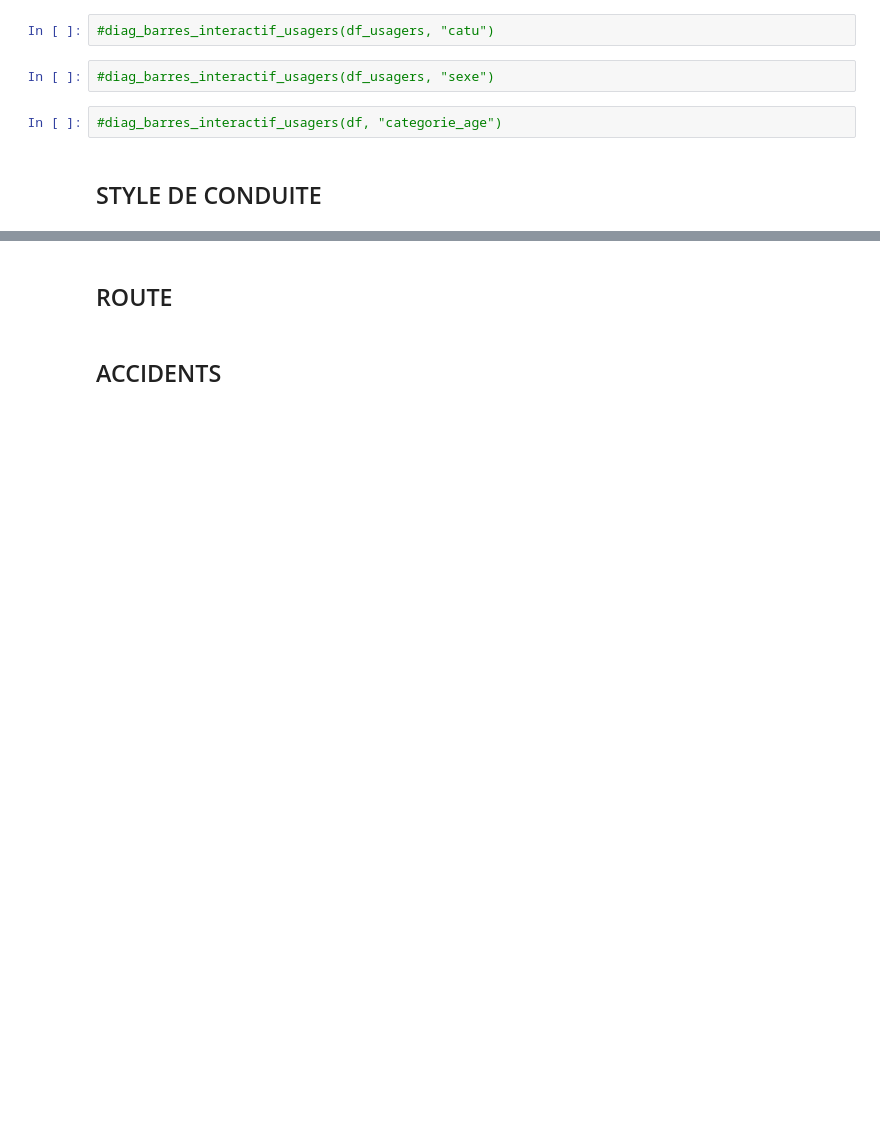
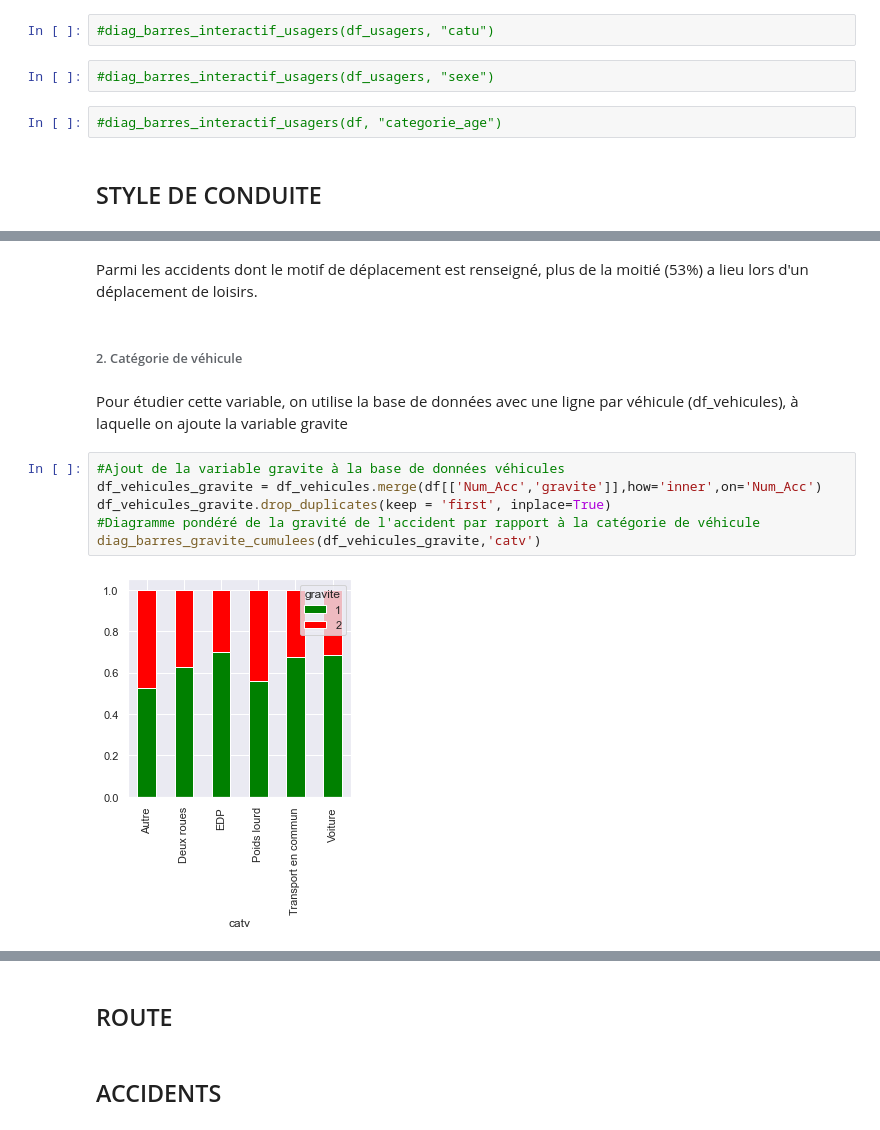
Before and after one commit to Clotilde-23/Accidents-corporels, a Jupyter notebook: Statistiques_descriptives.ipynb, the cells around one changed output, grey strips where cells are left out. Drawn from its saved outputs; the diff is of its cells as text; blank space fills up the shorter version.

```diff
--- a/Statistiques_descriptives.ipynb
+++ b/Statistiques_descriptives.ipynb
@@ -135,0 +158,14 @@ Il y a une surreprésentation des blessés (légers et hospitalisés) et des tu
+# %% [markdown]
+Parmi les accidents dont le motif de déplacement est renseigné, plus de la moitié (53%) a lieu lors d'un déplacement de loisirs.
+# %% [markdown]
+###### 2. Catégorie de véhicule
+# %% [markdown]
+Pour étudier cette variable, on utilise la base de données avec une ligne par véhicule (df_vehicules), à laquelle on ajoute la variable gravite
+# %%
+#Ajout de la variable gravite à la base de données véhicules
+df_vehicules_gravite = df_vehicules.merge(df[['Num_Acc','gravite']],how='inner',on='Num_Acc')
+df_vehicules_gravite.drop_duplicates(keep = 'first', inplace=True)
+#Diagramme pondéré de la gravité de l'accident par rapport à la catégorie de véhicule
+diag_barres_gravite_cumulees(df_vehicules_gravite,'catv')
+# %% [output]
+[figure, added]
```
Also changed, not shown: parts of 10 cells of this notebook.
